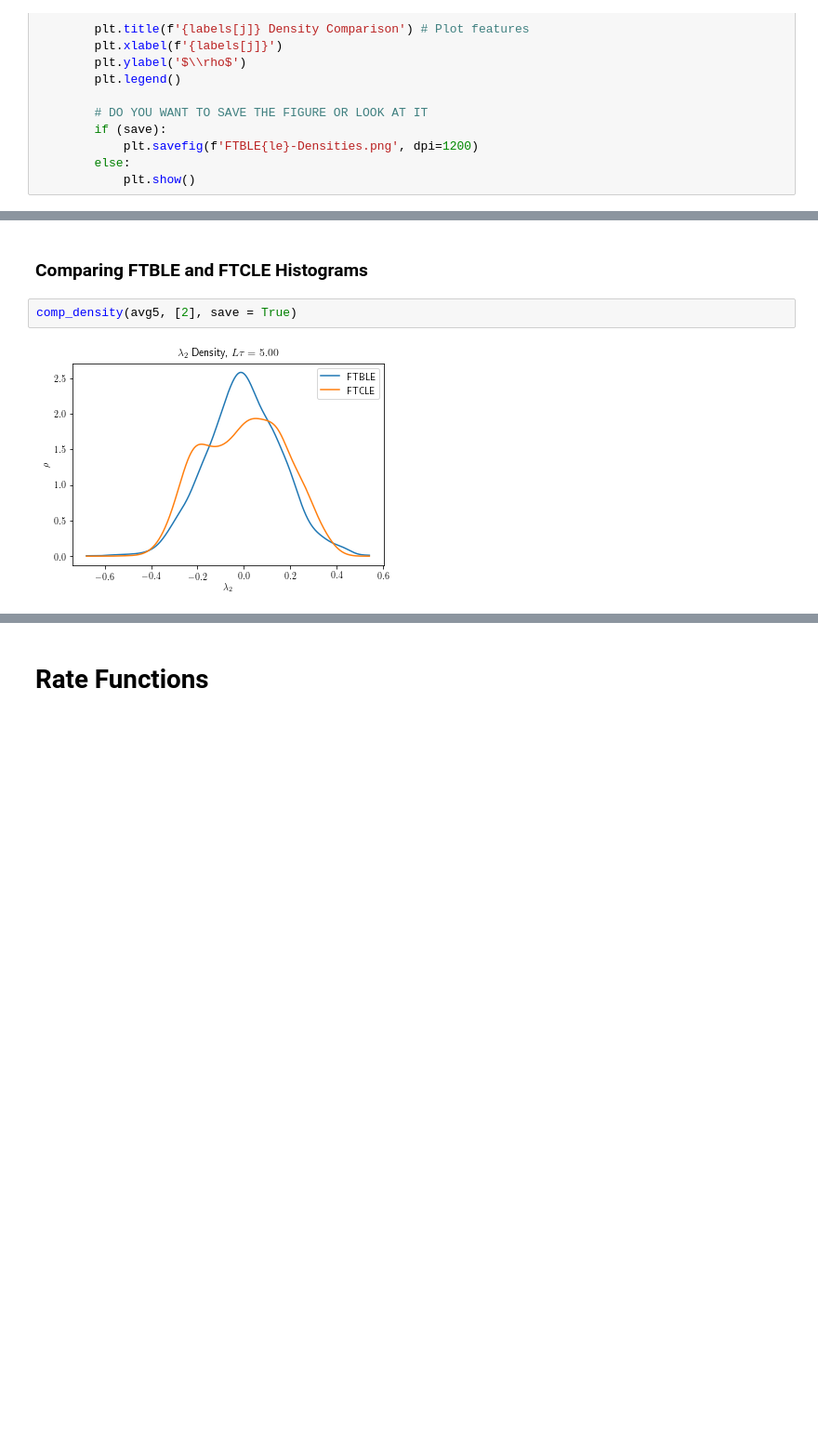
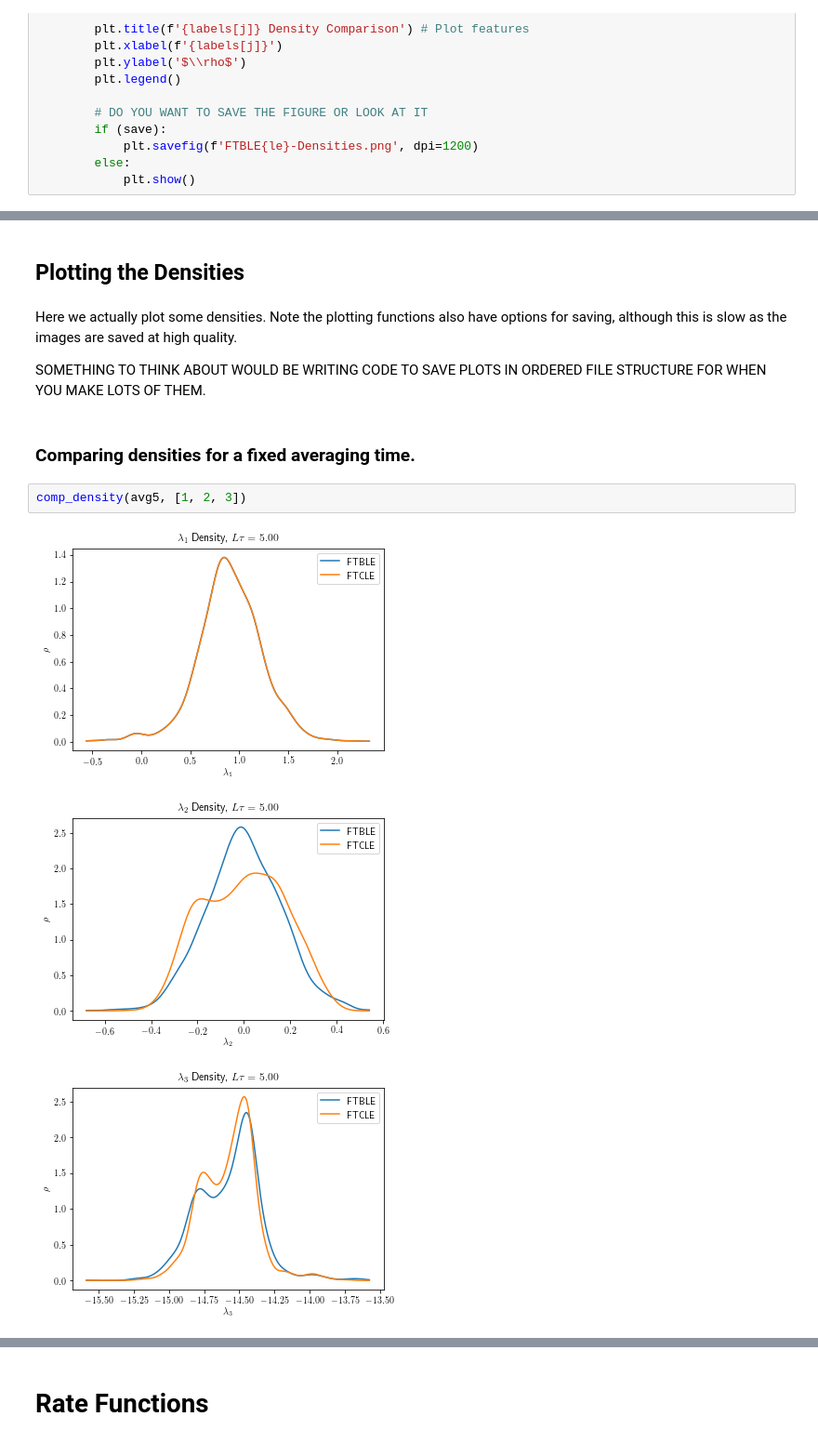
Before and after one commit to CalvinNesbitt/Lyapunov-Analysis, a Jupyter notebook: Lorenz-63-Example/Plotting-Ginelli-L63.ipynb, the cells around one changed output, grey strips where cells are left out. Shown: that part at 93% size. Cells and saved outputs as stored; diff of their text form; blank space fills up the shorter version.

```diff
--- a/Lorenz-63-Example/Plotting-Ginelli-L63.ipynb
+++ b/Lorenz-63-Example/Plotting-Ginelli-L63.ipynb
@@ -312,9 +227,17 @@ def comp_density(data, leindex, save = False):
             plt.savefig(f'Density-Ltau={Ltau:.2f}-FTBLE{j}vsFTCLE{j}.png', dpi = 1200)
         else:
             plt.show()
-# %% [markdown]
-### Comparing FTBLE and FTCLE Histograms
+# %% [markdown]
+## Plotting the Densities
+# %% [markdown]
+Here we actually plot some densities. Note the plotting functions also have options for saving, although this is slow as the images are saved at high quality.
+
+SOMETHING TO THINK ABOUT WOULD BE WRITING CODE TO SAVE PLOTS IN ORDERED FILE STRUCTURE FOR WHEN YOU MAKE LOTS OF THEM.
+# %% [markdown]
+### Comparing densities for a fixed averaging time.
 # %%
-comp_density(avg5, [2], save = True)
+comp_density(avg5, [1, 2, 3])
 # %% [output]
-[figure, old version]
+[figure, new version]
+[figure, added]
+[figure, added]
```
Also changed, not shown: parts of 37 cells of this notebook.
